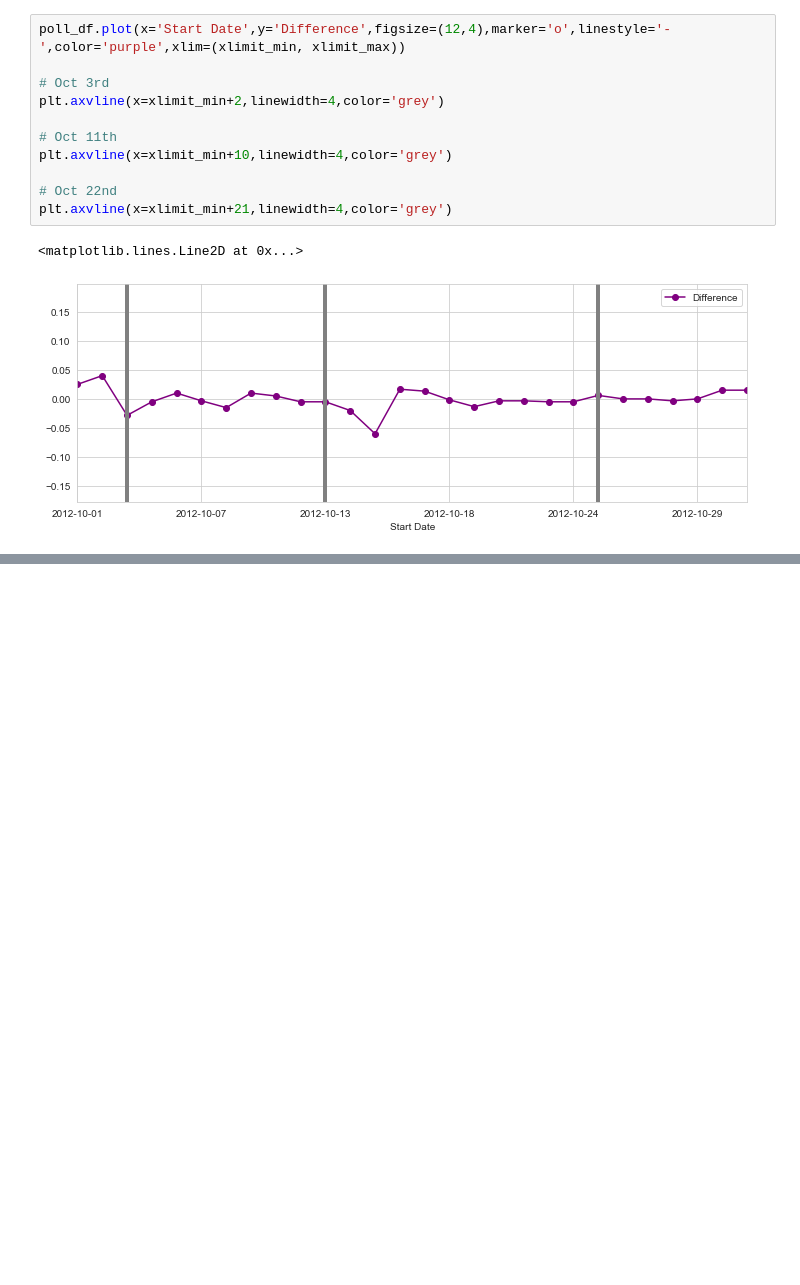
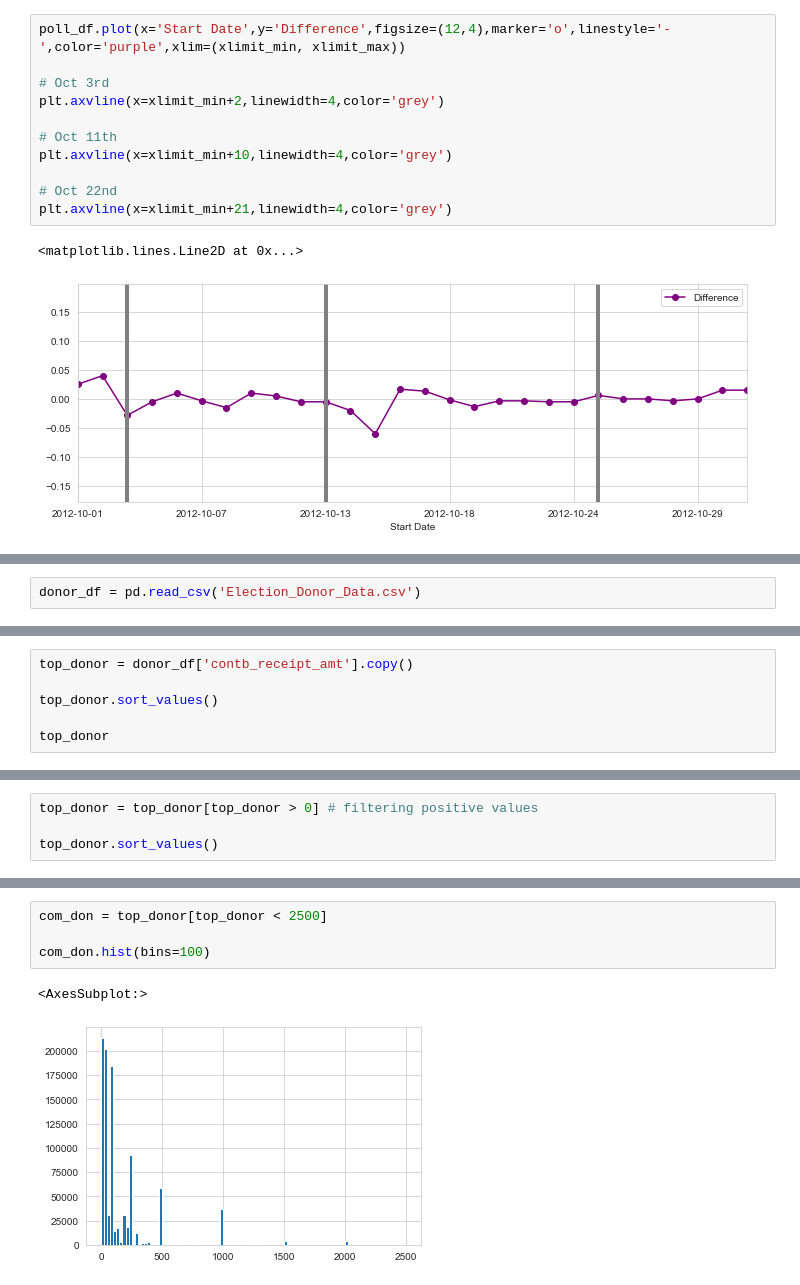
Before and after one commit to abel672/python-data-analysis-visualization, a Jupyter notebook: Section-8-Example-Projects/02-Election-Analysis-Project.ipynb, the cells around one changed output, grey strips where cells are left out. Cells and saved outputs as stored; diff of their text form; blank space fills up the shorter version.

Commit message:
Election Analysis Project part 3: Donor Data, mean, std, and donation filter

```diff
--- a/Section-8-Example-Projects/02-Election-Analysis-Project.ipynb
+++ b/Section-8-Example-Projects/02-Election-Analysis-Project.ipynb
@@ -206,0 +224,2 @@ plt.axvline(x=xlimit_min+21,linewidth=4,color='grey')
+# %%
+donor_df = pd.read_csv('Election_Donor_Data.csv')
@@ -206,0 +278,6 @@ plt.axvline(x=xlimit_min+21,linewidth=4,color='grey')
+# %%
+top_donor = donor_df['contb_receipt_amt'].copy()
+
+top_donor.sort_values()
+
+top_donor
@@ -206,0 +297,4 @@ plt.axvline(x=xlimit_min+21,linewidth=4,color='grey')
+# %%
+top_donor = top_donor[top_donor > 0] # filtering positive values
+
+top_donor.sort_values()
@@ -206,0 +328,7 @@ plt.axvline(x=xlimit_min+21,linewidth=4,color='grey')
+# %%
+com_don = top_donor[top_donor < 2500]
+
+com_don.hist(bins=100)
+# %% [output]
+<AxesSubplot:>
+[figure, added]
```
Also changed, not shown: parts of 11 cells of this notebook, 1 other file.
